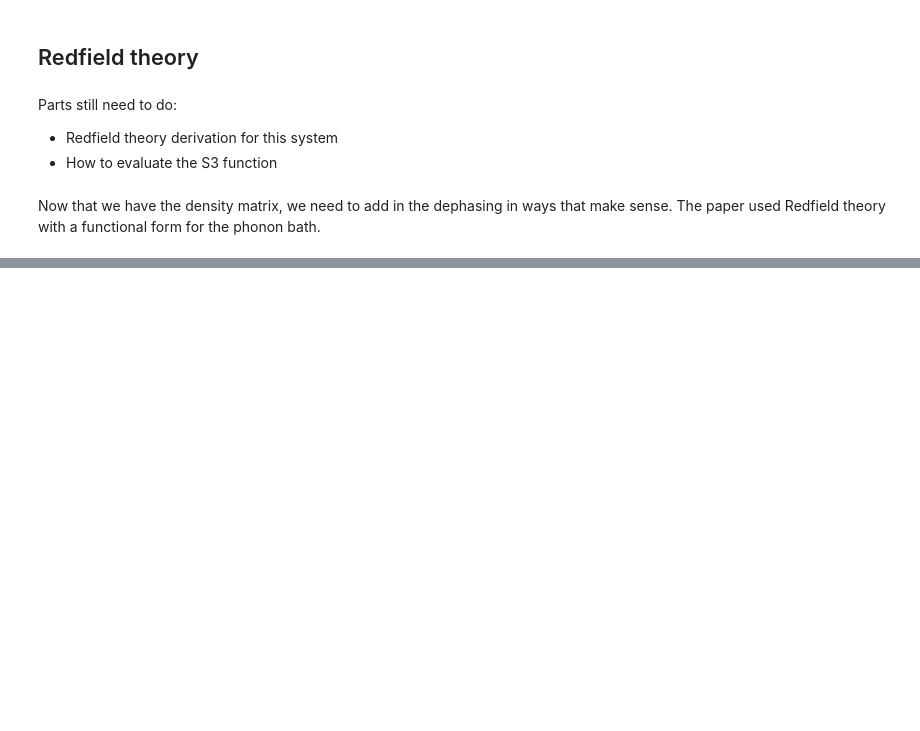
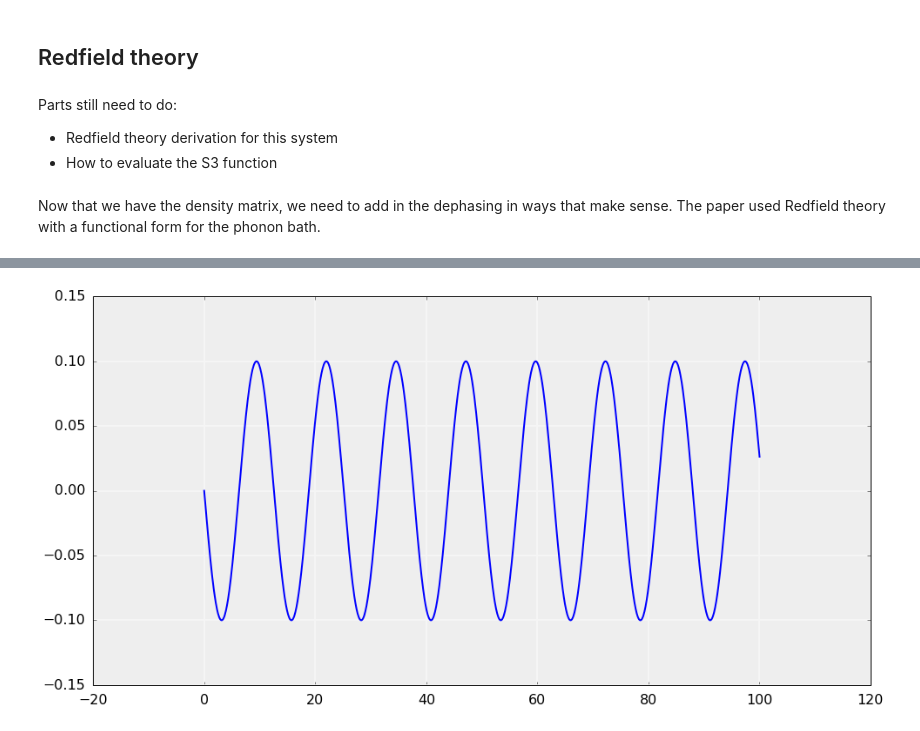
Before and after one commit to antonl/notebooks, a Jupyter notebook: Reproduce Pulleritz Paper.ipynb, the cells around one changed output, grey strips where cells are left out. Drawn from its saved outputs; the diff is of its cells as text; code cells hidden in the pictures; blank space fills up the shorter version.

```diff
--- a/Reproduce Pulleritz Paper.ipynb
+++ b/Reproduce Pulleritz Paper.ipynb
@@ -182,0 +319,26 @@ plt.rcParams['ytick.minor.pad'] = 10
+# %%
+gs, es = basis(2,0), basis(2,1)
+
+e0 = 0.0
+e1 = 0.5 # 600 nm
+V = 0.2
+
+kT = 0.02 # 300 K in hbar/fs
+
+H1 = e0*ket2dm(gs) + e1*ket2dm(es)
+
+#Vterm = V*(tensor(gs*dag(es), es*dag(gs)) + tensor(es*dag(gs), gs*dag(es)))
+#Vterm = V*(tensor(sigmax(),sigmax()))
+Hsite = H1
+
+#E, exciton_basis = sp.eigh(Hsite)
+#display(Hsite)
+
+#Hsite = Hsite.transform(exciton_basis).tidyup()
+#Hsite = qeye(4)
+display(Hsite)
+
+Hint = np.sqrt(V)/2*sigmax()
+display(Hint)
+
+display(Hsite + Hint)
@@ -182,0 +352,17 @@ plt.rcParams['ytick.minor.pad'] = 10
+# %%
+def s1(w):
+    S1 = np.zeros_like(w, dtype=np.float64)
+    vket = mat2vec(ket2dm(basis(2,0)))
+    vbra = dag(mat2vec(Hint))
+    cV = liouvillian(Hint)
+
+    for i, t2 in enumerate(w): # can be parallelized
+        G = sp.expm(t2*liouvillian(Hsite))
+        S1[i] = np.real(np.squeeze(serial_dot([vbra, G, cV, vket])))
+    return S1
+# %%
+S1 = s1(t2_list)
+plot(t2_list, S1)
+grid()
+# %% [output]
+[figure, added]
```
Also changed, not shown: parts of 32 cells of this notebook.
